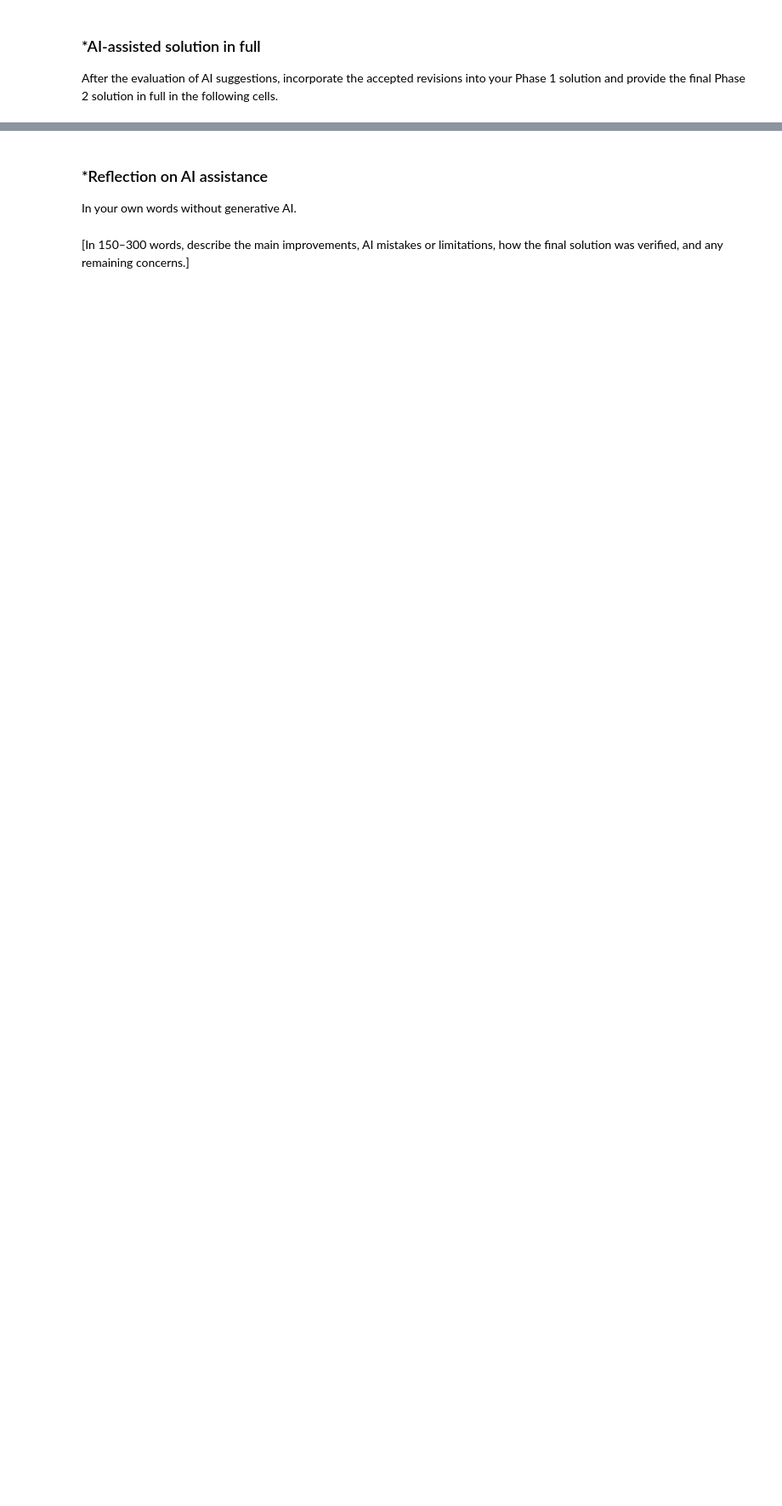
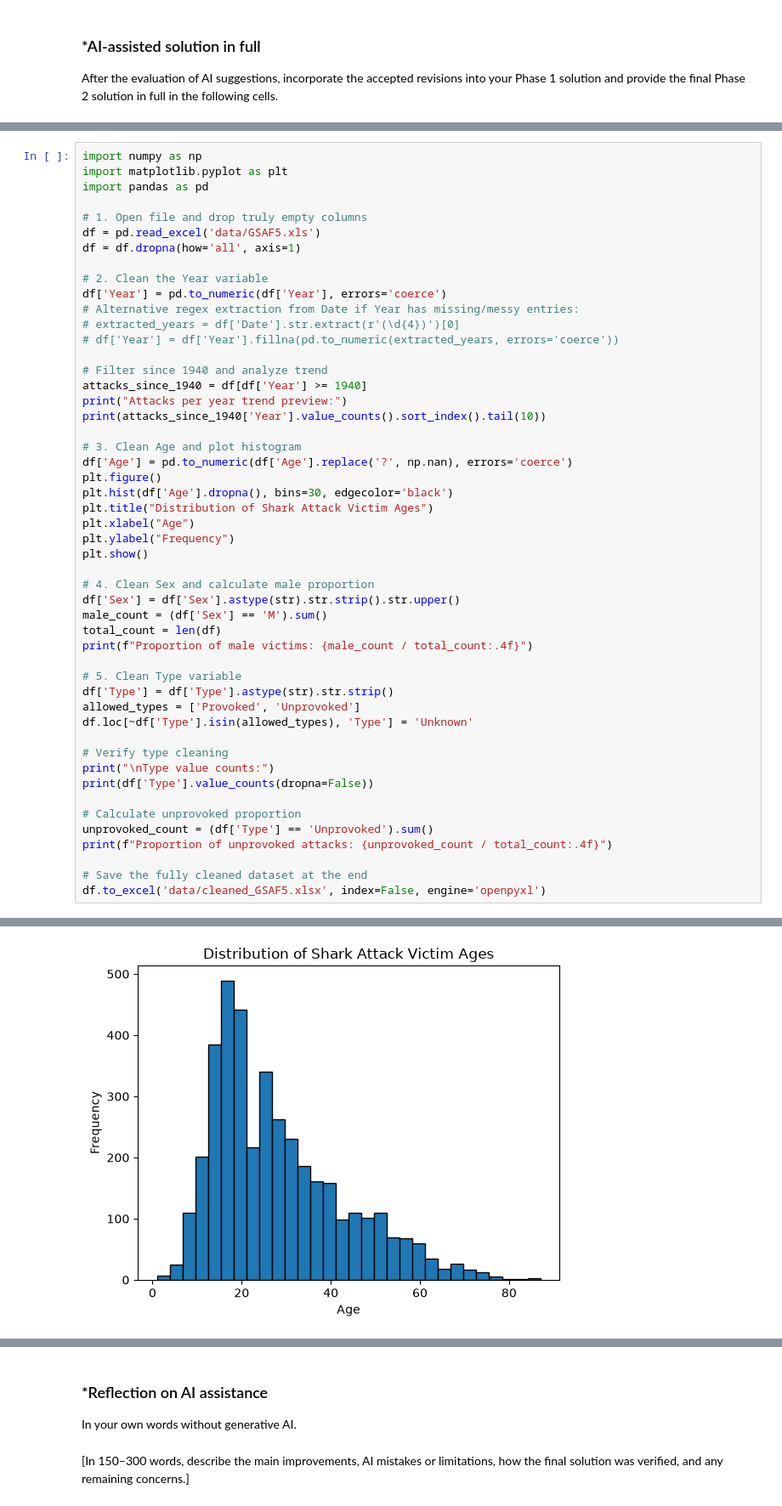
Before and after one commit to hwayalew/A01-data-wrangling, a Jupyter notebook: notebook.ipynb, the cells around one changed output, grey strips where cells are left out. Shown at 85% size. Saved outputs shown, nothing was run; the diff lists cells and outputs as text; blank space fills up the shorter version.

```diff
--- a/notebook.ipynb
+++ b/notebook.ipynb
@@ -257,0 +424,51 @@ After the evaluation of AI suggestions, incorporate the accepted revisions into
+# %%
+import numpy as np
+import matplotlib.pyplot as plt
+import pandas as pd
+
+# 1. Open file and drop truly empty columns
+df = pd.read_excel('data/GSAF5.xls')
+df = df.dropna(how='all', axis=1)
+
+# 2. Clean the Year variable
+df['Year'] = pd.to_numeric(df['Year'], errors='coerce')
+# Alternative regex extraction from Date if Year has missing/messy entries:
+# extracted_years = df['Date'].str.extract(r'(\d{4})')[0]
+# df['Year'] = df['Year'].fillna(pd.to_numeric(extracted_years, errors='coerce'))
+
+# Filter since 1940 and analyze trend
+attacks_since_1940 = df[df['Year'] >= 1940]
+print("Attacks per year trend preview:")
+print(attacks_since_1940['Year'].value_counts().sort_index().tail(10))
+
+# 3. Clean Age and plot histogram
+df['Age'] = pd.to_numeric(df['Age'].replace('?', np.nan), errors='coerce')
+plt.figure()
+plt.hist(df['Age'].dropna(), bins=30, edgecolor='black')
+plt.title("Distribution of Shark Attack Victim Ages")
+plt.xlabel("Age")
+plt.ylabel("Frequency")
+plt.show()
+
+# 4. Clean Sex and calculate male proportion
+df['Sex'] = df['Sex'].astype(str).str.strip().str.upper()
+male_count = (df['Sex'] == 'M').sum()
+total_count = len(df)
+print(f"Proportion of male victims: {male_count / total_count:.4f}")
+
+# 5. Clean Type variable
+df['Type'] = df['Type'].astype(str).str.strip()
+allowed_types = ['Provoked', 'Unprovoked']
+df.loc[~df['Type'].isin(allowed_types), 'Type'] = 'Unknown'
+
+# Verify type cleaning
+print("\nType value counts:")
+print(df['Type'].value_counts(dropna=False))
+
+# Calculate unprovoked proportion
+unprovoked_count = (df['Type'] == 'Unprovoked').sum()
+print(f"Proportion of unprovoked attacks: {unprovoked_count / total_count:.4f}")
+
+# Save the fully cleaned dataset at the end
+df.to_excel('data/cleaned_GSAF5.xlsx', index=False, engine='openpyxl')
+# %% [output]
@@ -257,0 +488 @@ After the evaluation of AI suggestions, incorporate the accepted revisions into
+[figure, added]
```
Also changed, not shown: parts of 7 cells of this notebook, 3 other files.
